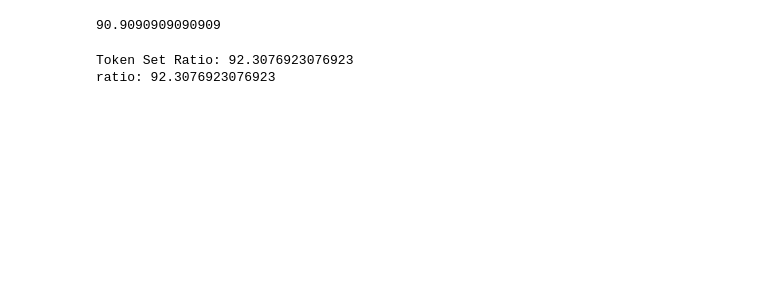
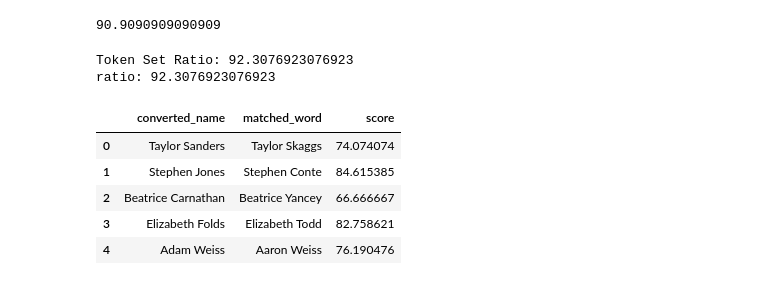
Before and after one commit to briantt12/fasolaminutes_parsing, a Jupyter notebook: aman_parse_minutes.ipynb, the cells around one changed output. Saved outputs shown, nothing was run; the diff lists cells and outputs as text; code cells hidden in the pictures; blank space fills up the shorter version.

```diff
--- a/aman_parse_minutes.ipynb
+++ b/aman_parse_minutes.ipynb
@@ -962,3 +965,14 @@ print(f"ratio: {ratio}")
 # %% [output]
 Token Set Ratio: 92.3076923076923
 ratio: 92.3076923076923
+# %%
+import pandas as pd
+df = pd.read_csv('history.csv')
+df.head()
+# %% [output]
+|  | converted_name | matched_word | score |
+| 0 | Taylor Sanders | Taylor Skaggs | 74.074074 |
+| 1 | Stephen Jones | Stephen Conte | 84.615385 |
+| 2 | Beatrice Carnathan | Beatrice Yancey | 66.666667 |
+| 3 | Elizabeth Folds | Elizabeth Todd | 82.758621 |
+| 4 | Adam Weiss | Aaron Weiss | 76.190476 |
```
Also changed, not shown: parts of 1 cell of this notebook, 4 other files.
